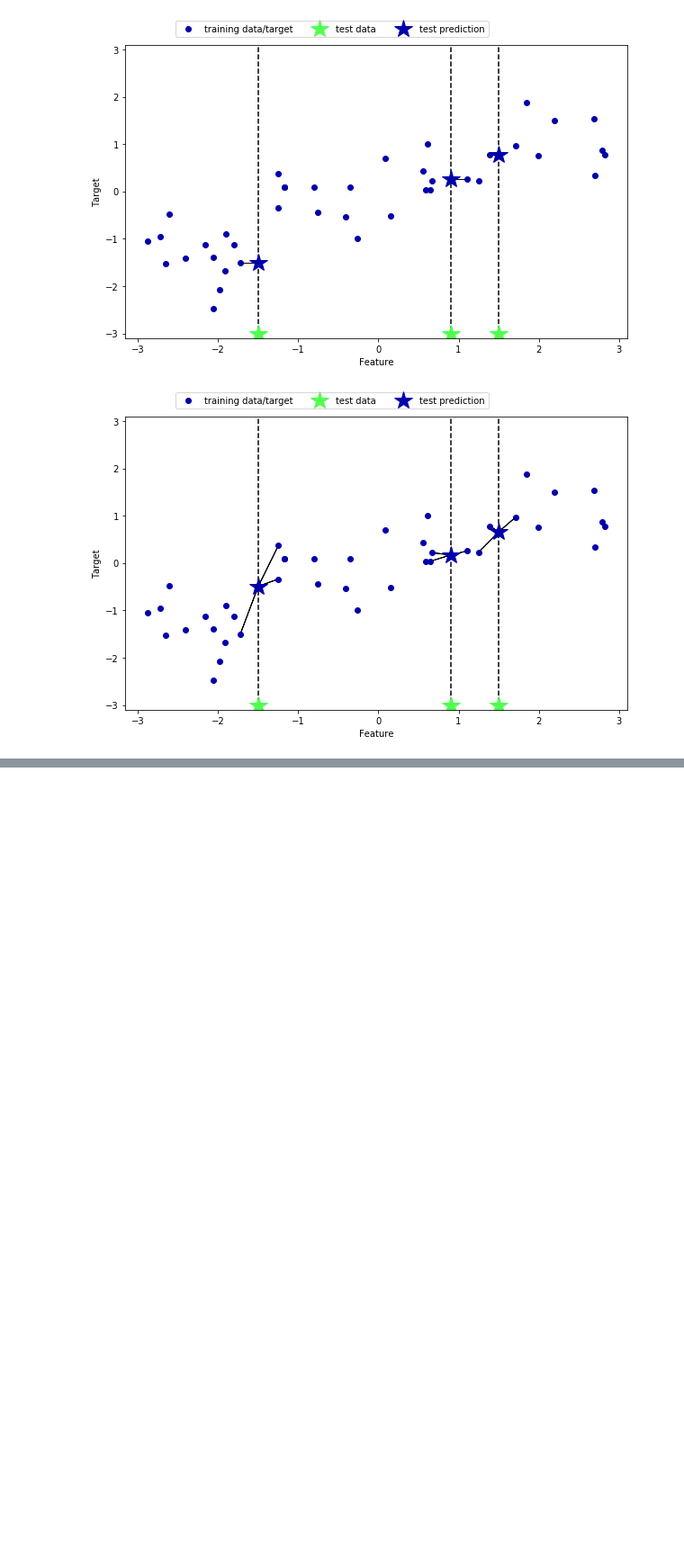
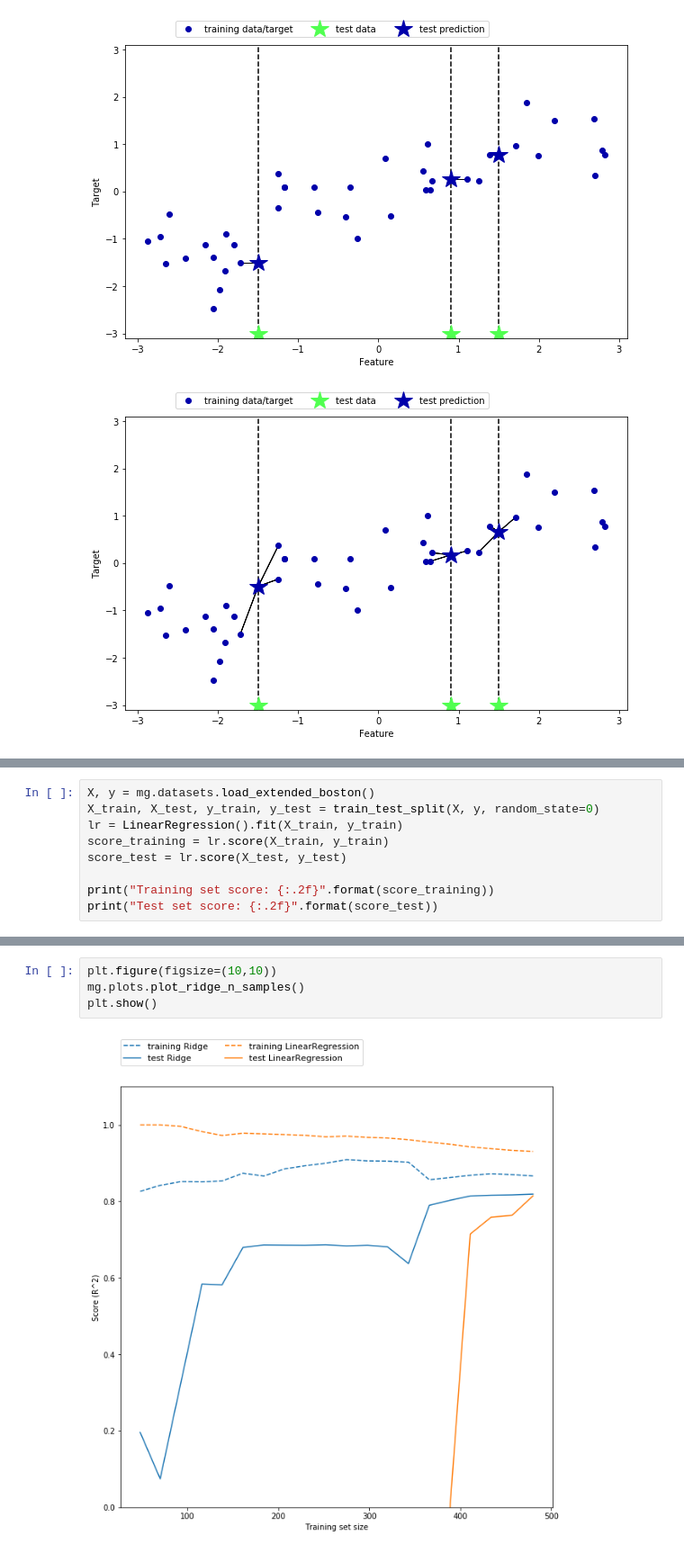
Before and after one commit to dmytronasyrov/MachineLearning, a Jupyter notebook: ML.ipynb, the cells around one changed output, grey strips where cells are left out. Shown: that part at 90% size. Drawn from its saved outputs; the diff is of its cells as text; blank space fills up the shorter version.

```diff
--- a/ML.ipynb
+++ b/ML.ipynb
@@ -206,0 +227,9 @@ plt.show()
+# %%
+X, y = mg.datasets.load_extended_boston()
+X_train, X_test, y_train, y_test = train_test_split(X, y, random_state=0)
+lr = LinearRegression().fit(X_train, y_train)
+score_training = lr.score(X_train, y_train)
+score_test = lr.score(X_test, y_test)
+
+print("Training set score: {:.2f}".format(score_training))
+print("Test set score: {:.2f}".format(score_test))
@@ -206,0 +293,6 @@ plt.show()
+# %%
+plt.figure(figsize=(10,10))
+mg.plots.plot_ridge_n_samples()
+plt.show()
+# %% [output]
+[figure, added]
```
Also changed, not shown: parts of 25 cells of this notebook.
